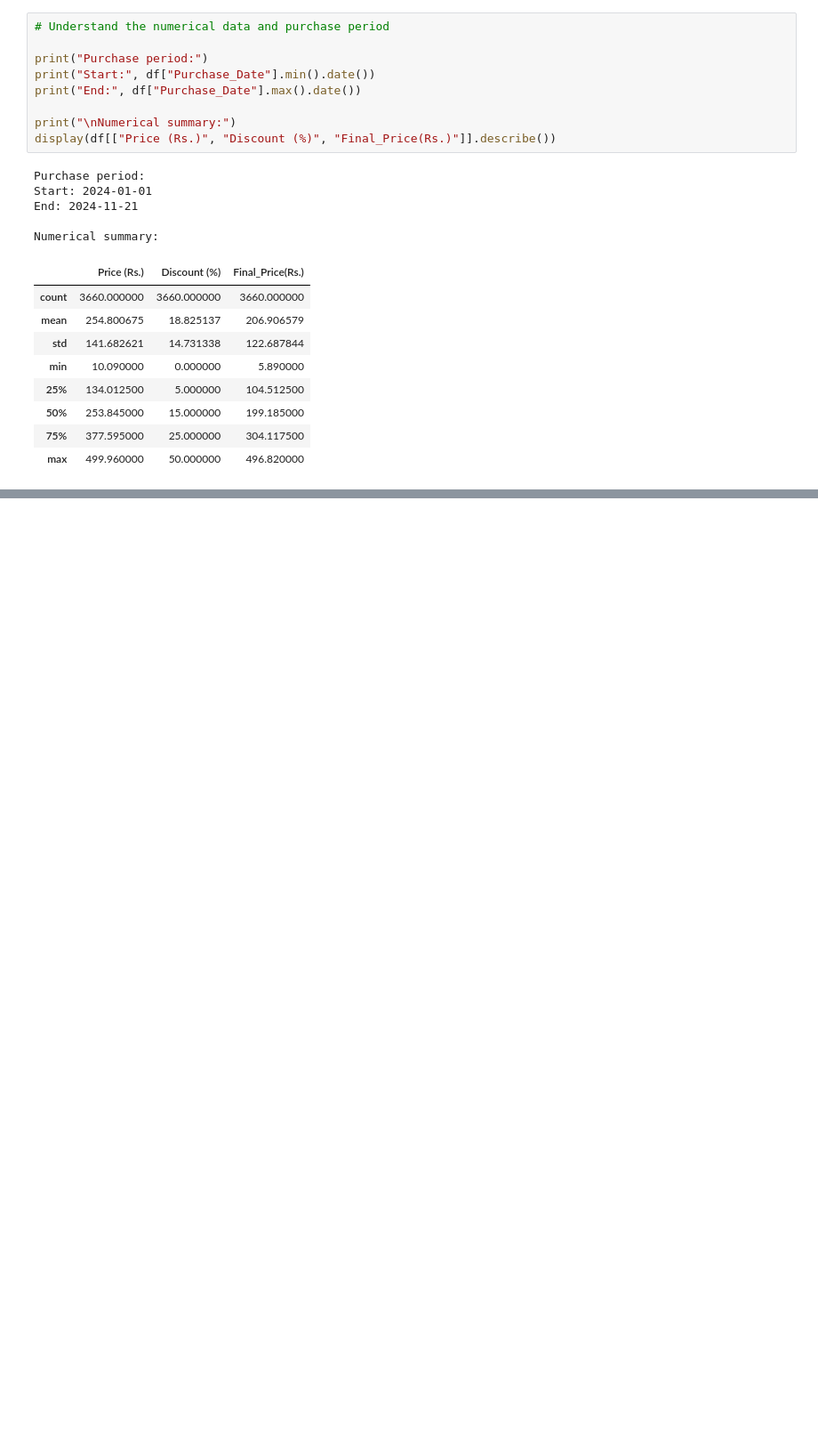
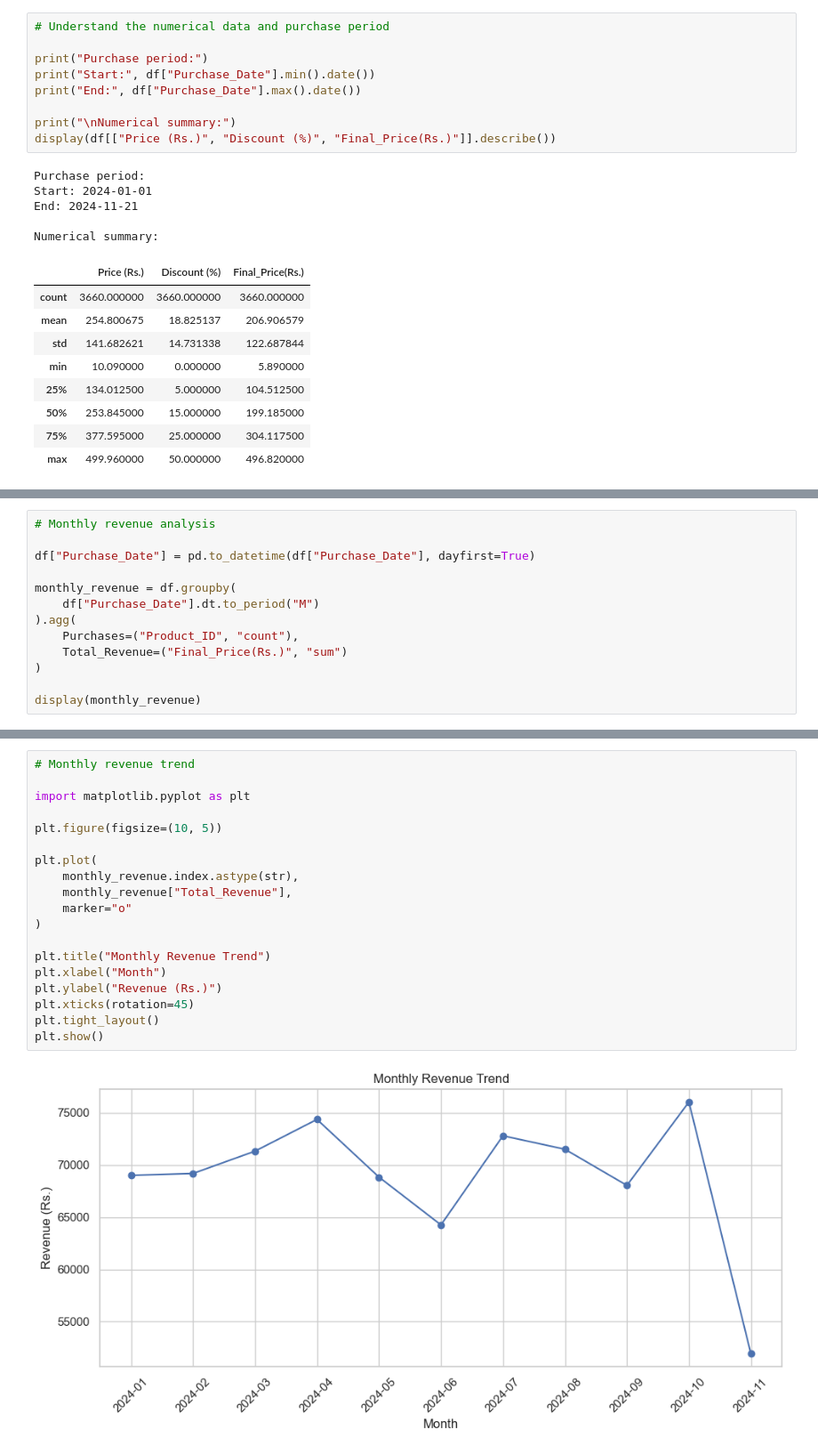
Before and after one commit to lomboto05-commits/eCommerce-customer-analytics, a Jupyter notebook: ecomemerce_customer_analytics.ipynb, the cells around one changed output, grey strips where cells are left out. Shown at 89% size. Saved outputs shown, nothing was run; the diff lists cells and outputs as text; blank space fills up the shorter version.

Commit message:
Add exploratory data analysis and revenue trends

```diff
--- a/ecomemerce_customer_analytics.ipynb
+++ b/ecomemerce_customer_analytics.ipynb
@@ -164,0 +232,13 @@ Numerical summary:
+# %%
+# Monthly revenue analysis
+
+df["Purchase_Date"] = pd.to_datetime(df["Purchase_Date"], dayfirst=True)
+
+monthly_revenue = df.groupby(
+    df["Purchase_Date"].dt.to_period("M")
+).agg(
+    Purchases=("Product_ID", "count"),
+    Total_Revenue=("Final_Price(Rs.)", "sum")
+)
+
+display(monthly_revenue)
@@ -164,0 +259,21 @@ Numerical summary:
+# %%
+# Monthly revenue trend
+
+import matplotlib.pyplot as plt
+
+plt.figure(figsize=(10, 5))
+
+plt.plot(
+    monthly_revenue.index.astype(str),
+    monthly_revenue["Total_Revenue"],
+    marker="o"
+)
+
+plt.title("Monthly Revenue Trend")
+plt.xlabel("Month")
+plt.ylabel("Revenue (Rs.)")
+plt.xticks(rotation=45)
+plt.tight_layout()
+plt.show()
+# %% [output]
+[figure, added]
```
Also changed, not shown: parts of 4 cells of this notebook.
